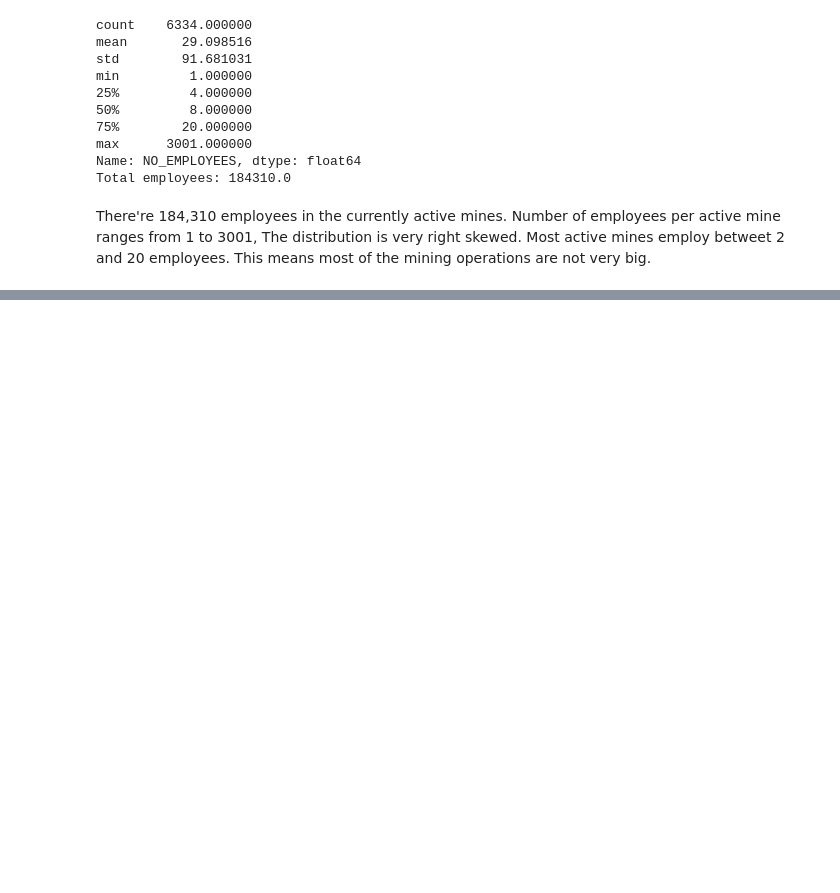
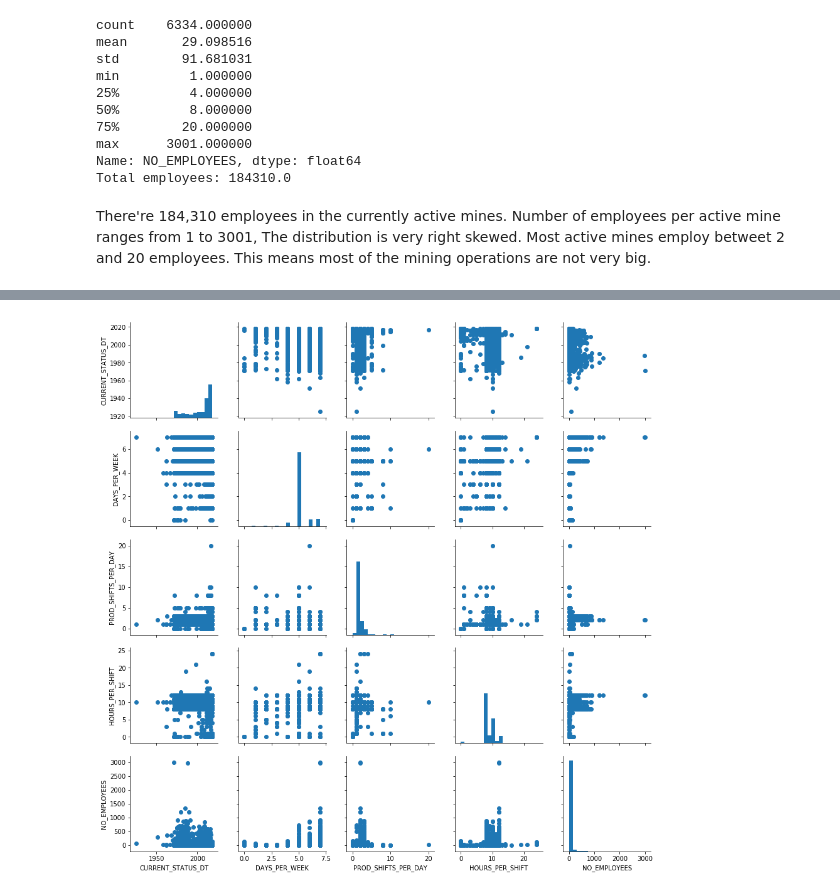
Before and after one commit to dvokinsark/us_mines, a Jupyter notebook: data_exploration.ipynb, the cells around one changed output, grey strips where cells are left out. Saved outputs shown, nothing was run; the diff lists cells and outputs as text; code cells hidden in the pictures; blank space fills up the shorter version.

```diff
--- a/data_exploration.ipynb
+++ b/data_exploration.ipynb
@@ -504,0 +524,7 @@ There're 184,310 employees in the currently active mines. Number of employees pe
+# %%
+# plot matrix
+g = sb.PairGrid(data = mines_active, vars = numeric_vars)
+g = g.map_diag(plt.hist, bins = 20)
+g.map_offdiag(plt.scatter);
+# %% [output]
+[figure, added]
```
Also changed, not shown: parts of 23 cells of this notebook.
